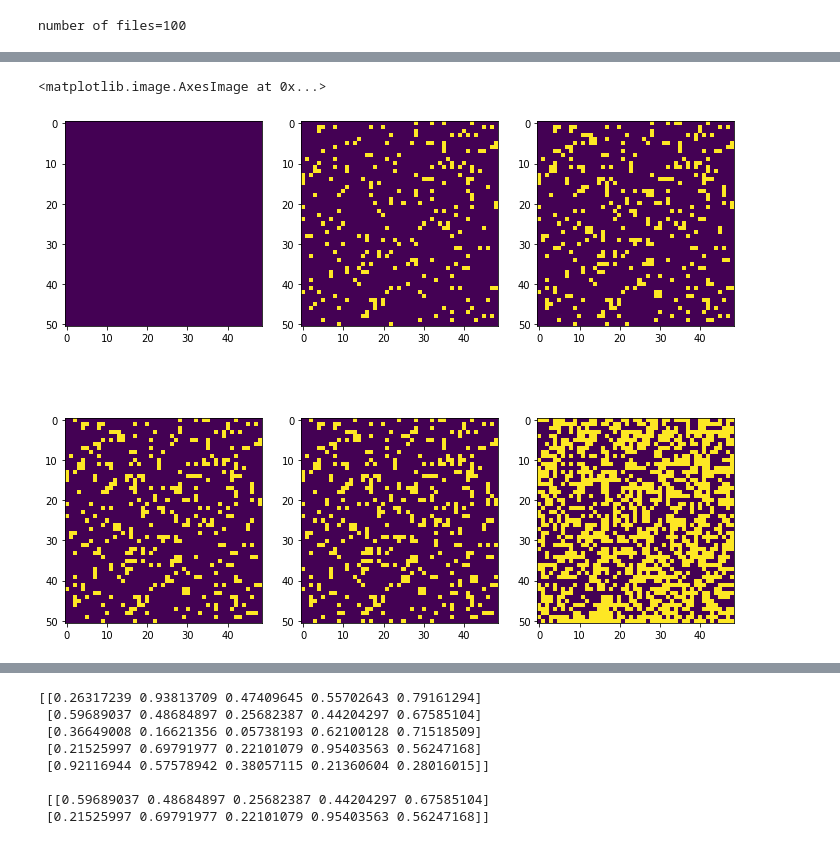
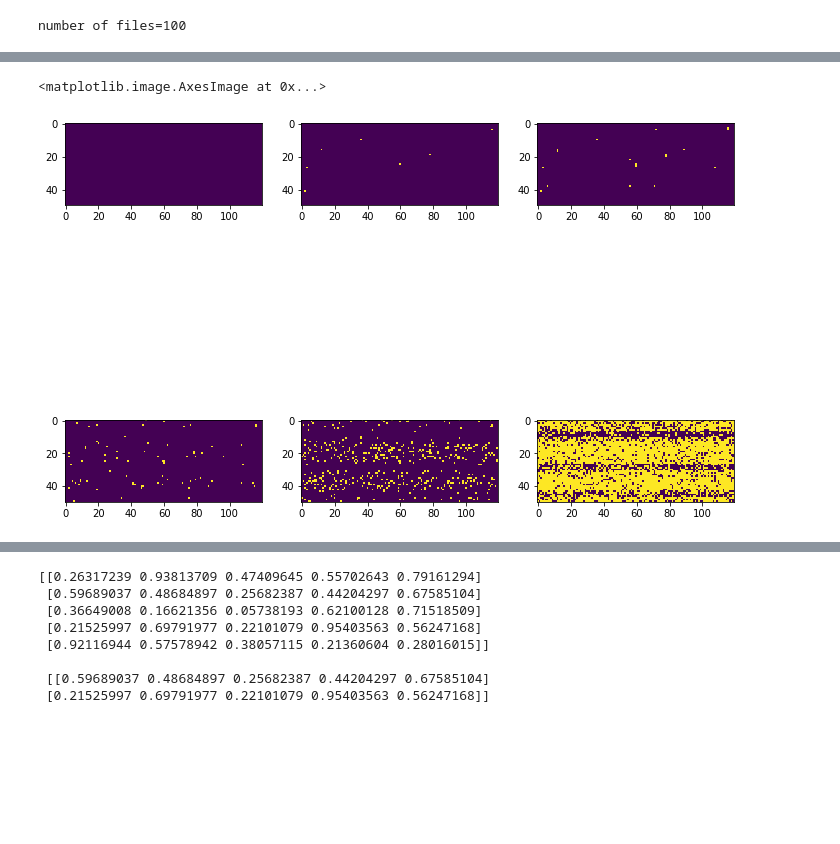
Before and after one commit to Lana-B/DamageStudies, a Jupyter notebook: py/Fe55-Fn.ipynb, the cells around one changed output, grey strips where cells are left out. Drawn from its saved outputs; the diff is of its cells as text; code cells hidden in the pictures; blank space fills up the shorter version.

```diff
--- a/py/Fe55-Fn.ipynb
+++ b/py/Fe55-Fn.ipynb
@@ -73,17 +75,22 @@ def return_param_BPM(even_odd,hist_val,num):
 #     plt.clf()
     return popt[1],popt[2]
 # %%
-dirpath="../data/Fe-55_0RadDam_20deg/"
+dirpath="../data/Fe-55_0RadDam_0deg"
 files, n_files=get_files(dirpath)
 # %% [output]
 number of files=100
 # %%
-startx=1351
-starty=2299
-endx=1400
-endy=2350
-# endx=1450
-# endy=2400
+#0dam
+startx=1330
+starty=2480
+endx=1450
+endy=2530
+
+#40 dam
+# startx=581
+# starty=1140
+# endx=632
+# endy=1190
 
 chosenPix,chosenPixels,std=chosePix(startx,endx,starty,endy,dirpath,files,n_files)
 # %% [output]
@@ -137,7 +150,9 @@ def bad_pix_qual(startx_fn,endx_fn,starty_fn,endy_fn,chosenPixels3d_fn):
                 print(pix_x,pix_y)
             histValues=plt.hist(chosenPixels3d_fn[:,pix_y,pix_x],bins=45)
             mphist=midpoints(histValues[1])
-            meanh=chosenPixels3d_fn[:,pix_y,pix_x].mean()
+            # meanh=chosenPixels3d_fn[:,pix_y,pix_x].mean()
+            meanh=mphist[histValues[0].argmax()]
+
             stdh=chosenPixels3d_fn[:,pix_y,pix_x].std()
             try:
                 popt,pcov=curve_fit(gaus,mphist,histValues[0],p0=[15,meanh,stdh])
@@ -402,24 +497,24 @@ print(((reshaped_CP[2,:,:]>0)*1.0).sum())
 # %%
 fig3,ax3=plt.subplots(2,3,figsize=(12,10))
-sig10arr=(reshaped_CP[10,:,:]>500)
+sig10arr=(reshaped_CP[12,:,:]>500)
 sig10arr=sig10arr.reshape(endy-starty,endx-startx)
-sig5arr=(reshaped_CP[10,:,:]>10)
+sig5arr=(reshaped_CP[12,:,:]>10)
 sig5arr=sig5arr.reshape(endy-starty,endx-startx)
-sig4arr=(reshaped_CP[10,:,:]>4)
+sig4arr=(reshaped_CP[12,:,:]>4)
 sig4arr=sig4arr.reshape(endy-starty,endx-startx)
-sig3arr=(reshaped_CP[10,:,:]>3)
+sig3arr=(reshaped_CP[12,:,:]>3)
 sig3arr=sig3arr.reshape(endy-starty,endx-startx)
-sig2arr=(reshaped_CP[10,:,:]>2)
+sig2arr=(reshaped_CP[12,:,:]>2)
 sig2arr=sig2arr.reshape(endy-starty,endx-startx)
-sig1arr=(reshaped_CP[10,:,:]>0)
+sig1arr=(reshaped_CP[12,:,:]>0)
 sig1arr=sig1arr.reshape(endy-starty,endx-startx)
 ax3[0,0].imshow(sig10arr)
 ax3[0,1].imshow(sig5arr)
 ax3[0,2].imshow(sig4arr)
 ax3[1,0].imshow(sig3arr)
 ax3[1,1].imshow(sig2arr)
 ax3[1,2].imshow(sig1arr)
 # print(((reshaped_CP[2,:,:]>0)*1.0).sum()/9999.0)
 # %% [output]
 <matplotlib.image.AxesImage at 0x...>
-[figure, old version]
+[figure, new version]
```
Also changed, not shown: parts of 43 cells of this notebook, 7 other files.
